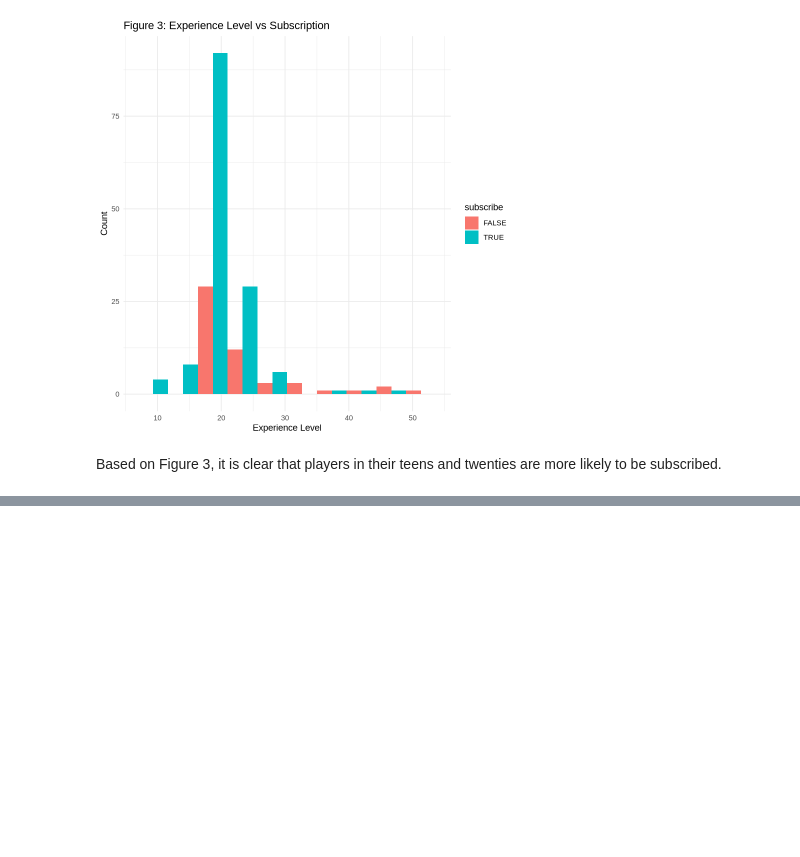
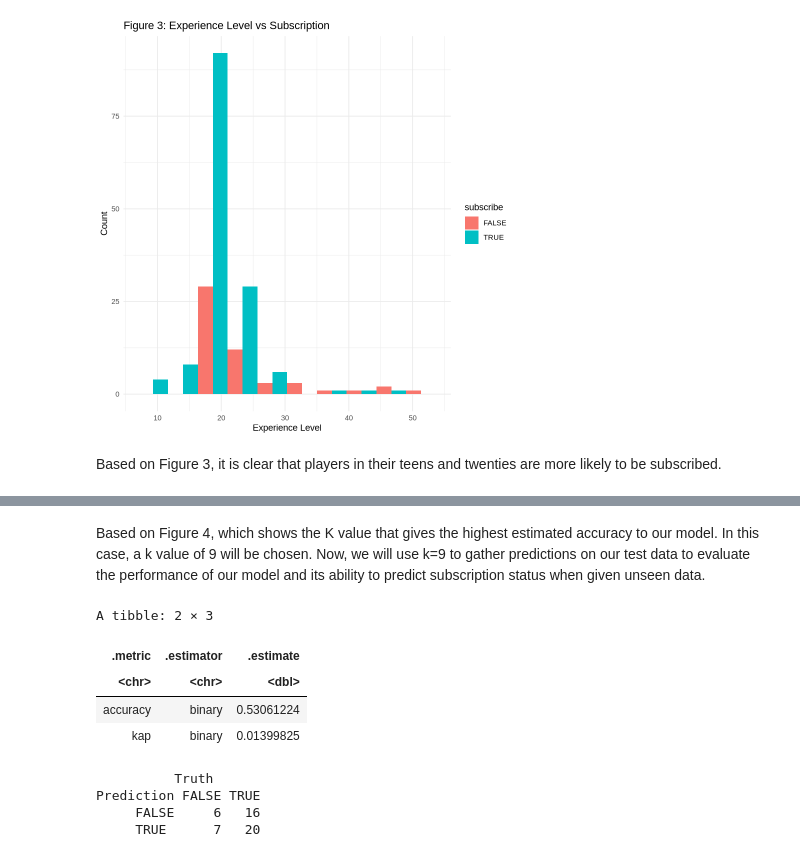
Before and after one commit to Gmangill/dsci-100-project---Gurman, a Jupyter notebook: dsci project.ipynb, the cells around one changed output, grey strips where cells are left out. Drawn from its saved outputs; the diff is of its cells as text; code cells hidden in the pictures; blank space fills up the shorter version.

```diff
--- a/dsci project.ipynb
+++ b/dsci project.ipynb
@@ -152,0 +211,30 @@ Based on Figure 3, it is clear that players in their teens and twenties are more
+# %% [markdown]
+Based on Figure 4, which shows the K value that gives the highest estimated accuracy to our model. In this case, a k value of 9 will be chosen. Now, we will use k=9 to gather predictions on our test data to evaluate the performance of our model and its ability to predict subscription status when given unseen data.
+# %%
+set.seed(2025)
+
+knn_model <- nearest_neighbor(weight_func = "rectangular", neighbors = 9) |>
+    set_engine("kknn") |>
+    set_mode("classification")
+
+knn_workflow <- workflow() |>
+    add_recipe(knn_recipe) |>
+    add_model(knn_model)
+
+knn_fit <- fit(knn_workflow, data = train_data)
+
+knn_pred <- predict(knn_fit, test_data) |>
+    bind_cols(test_data)
+
+metrics(knn_pred, truth = subscribe, estimate = .pred_class)
+conf_mat(knn_pred, truth = subscribe, estimate = .pred_class)
+# %% [output]
+A tibble: 2 × 3
+| .metric | .estimator | .estimate |
+| <chr> | <chr> | <dbl> |
+| accuracy | binary | 0.53061224 |
+| kap | binary | 0.01399825 |
+          Truth
+Prediction FALSE TRUE
+     FALSE     6   16
+     TRUE      7   20
```
Also changed, not shown: parts of 3 cells of this notebook.
